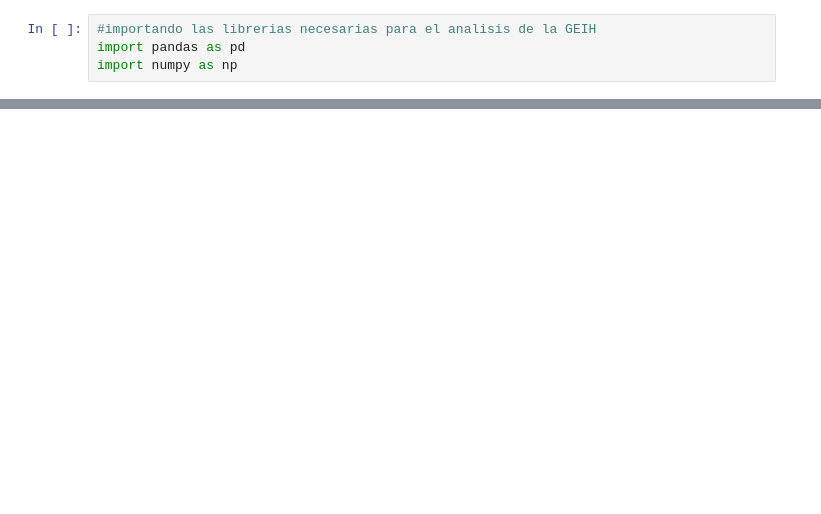
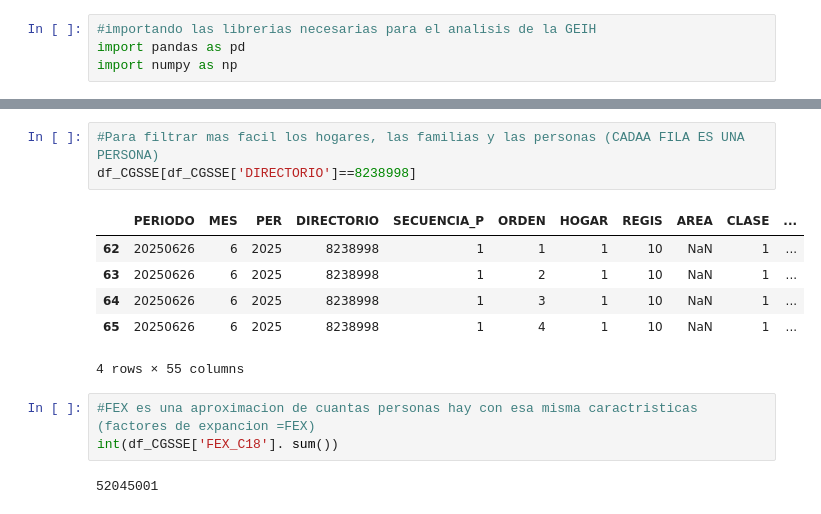
Before and after one commit to sanchezvalentina/Electiva-I-Valentina-Ordo-ez-Sanchez-, a Jupyter notebook: notebooks/DATOS.../02-GEIH24_MANIPULACION_TABLAS.IPYNB, the cells around one changed output, grey strips where cells are left out. Drawn from its saved outputs; the diff is of its cells as text; blank space fills up the shorter version.

Commit message:
clase del 20

```diff
--- a/notebooks/DATOS.../02-GEIH24_MANIPULACION_TABLAS.IPYNB
+++ b/notebooks/DATOS.../02-GEIH24_MANIPULACION_TABLAS.IPYNB
@@ -74,0 +112,15 @@ df_FUERZA_DE_TRABAJO
+# %%
+#Para filtrar mas facil los hogares, las familias y las personas (CADAA FILA ES UNA PERSONA)
+df_CGSSE[df_CGSSE['DIRECTORIO']==8238998]
+# %% [output]
+|  | PERIODO | MES | PER | DIRECTORIO | SECUENCIA_P | ORDEN | HOGAR | REGIS | AREA | CLASE | ... |
+| 62 | 20250626 | 6 | 2025 | 8238998 | 1 | 1 | 1 | 10 | NaN | 1 | ... |
+| 63 | 20250626 | 6 | 2025 | 8238998 | 1 | 2 | 1 | 10 | NaN | 1 | ... |
+| 64 | 20250626 | 6 | 2025 | 8238998 | 1 | 3 | 1 | 10 | NaN | 1 | ... |
+| 65 | 20250626 | 6 | 2025 | 8238998 | 1 | 4 | 1 | 10 | NaN | 1 | ... |
+4 rows × 55 columns
+# %%
+#FEX es una aproximacion de cuantas personas hay con esa misma caractristicas (factores de expancion =FEX)
+int(df_CGSSE['FEX_C18']. sum())
+# %% [output]
+52045001
```
Also changed, not shown: parts of 10 cells of this notebook.
